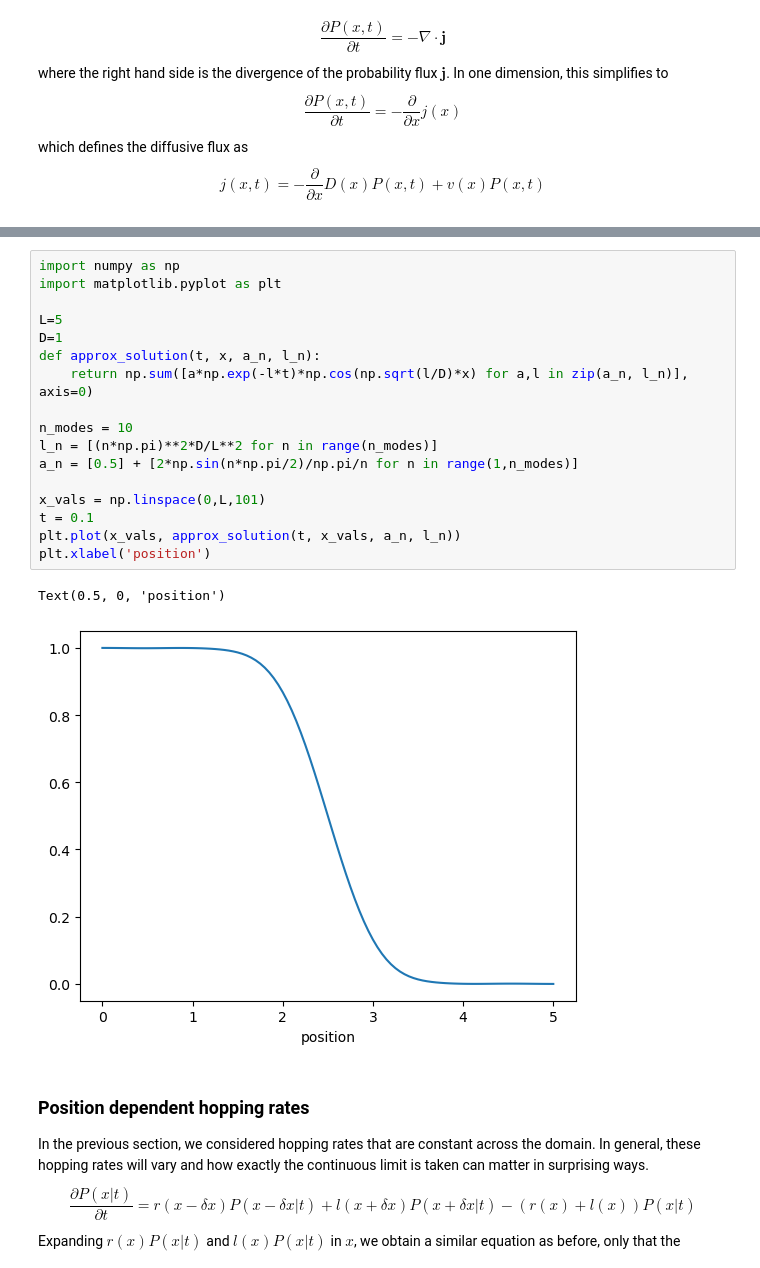
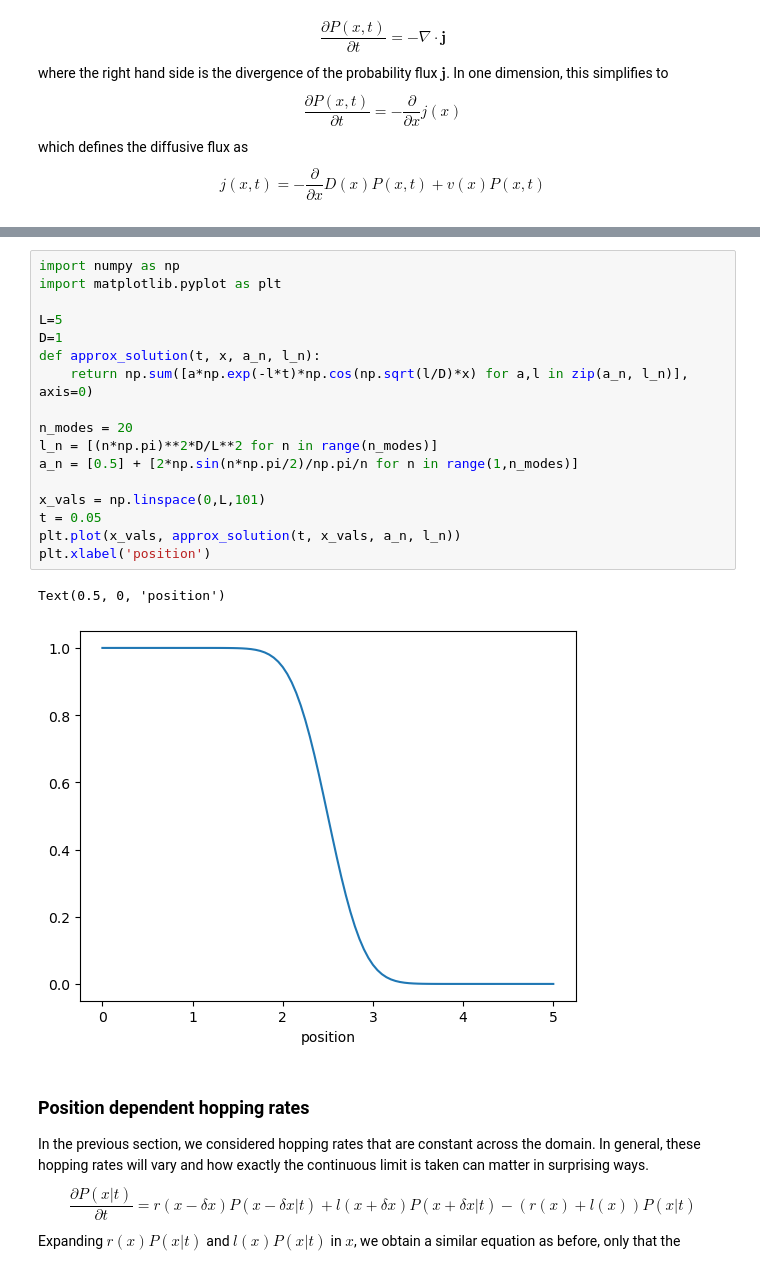
Before and after one commit to neherlab/data-to-physical-models-in-biology-materials, a Jupyter notebook: w07-ContinuousStochasticProcesses.ipynb, the cells around one changed output, grey strips where cells are left out. Cells and saved outputs as stored; diff of their text form.

```diff
--- a/w07-ContinuousStochasticProcesses.ipynb
+++ b/w07-ContinuousStochasticProcesses.ipynb
@@ -136,23 +136,23 @@ We can approximate the function by including more and more terms. Note that at e
 # %%
 import numpy as np
 import matplotlib.pyplot as plt
 
 L=5
 D=1
 def approx_solution(t, x, a_n, l_n):
     return np.sum([a*np.exp(-l*t)*np.cos(np.sqrt(l/D)*x) for a,l in zip(a_n, l_n)], axis=0)
 
-n_modes = 10
+n_modes = 20
 l_n = [(n*np.pi)**2*D/L**2 for n in range(n_modes)]
 a_n = [0.5] + [2*np.sin(n*np.pi/2)/np.pi/n for n in range(1,n_modes)]
 
 x_vals = np.linspace(0,L,101)
-t = 0.1
+t = 0.05
 plt.plot(x_vals, approx_solution(t, x_vals, a_n, l_n))
 plt.xlabel('position')
 # %% [output]
 Text(0.5, 0, 'position')
-[figure, old version]
+[figure, new version]
 # %% [markdown]
 ### Position dependent hopping rates
 In the previous section, we considered hopping rates that are constant across the domain. In general, these hopping rates will vary and how exactly the continuous limit is taken can matter in surprising ways.
```
Also changed, not shown: parts of 2 cells of this notebook, 2 other files.
